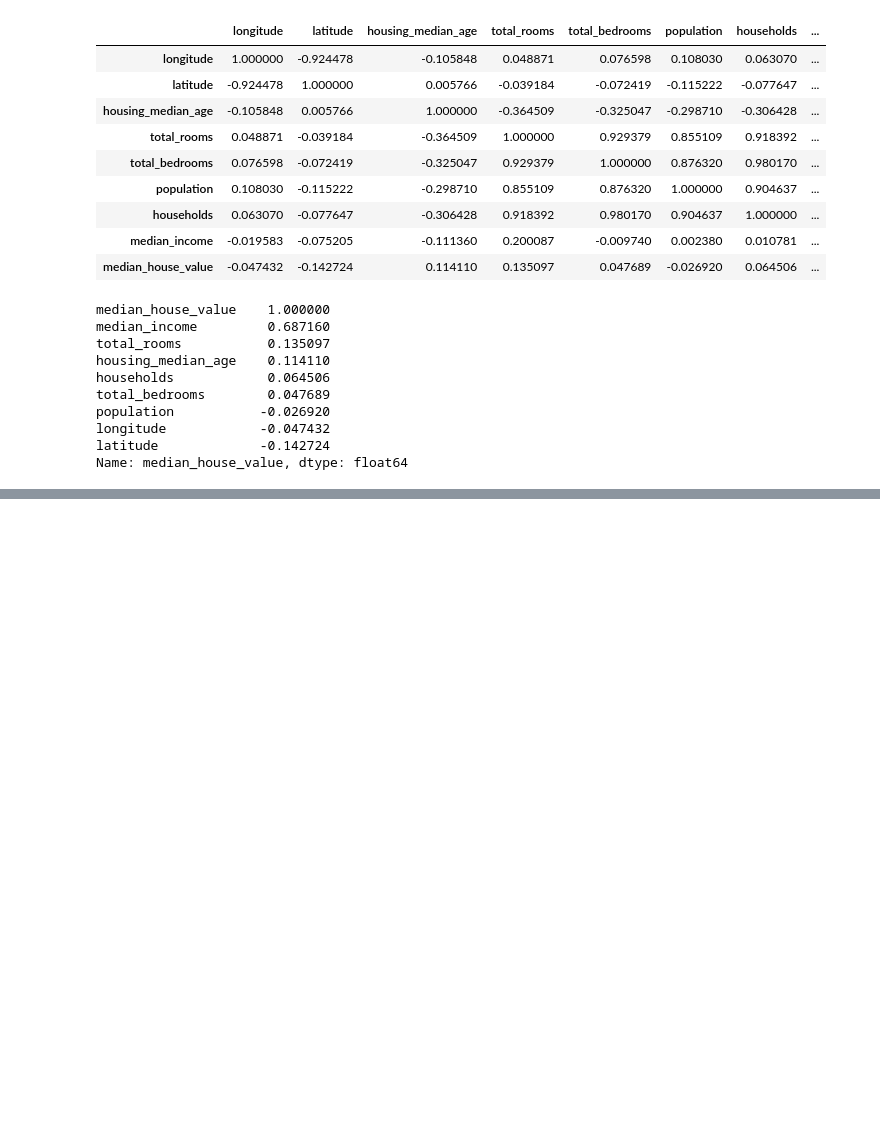
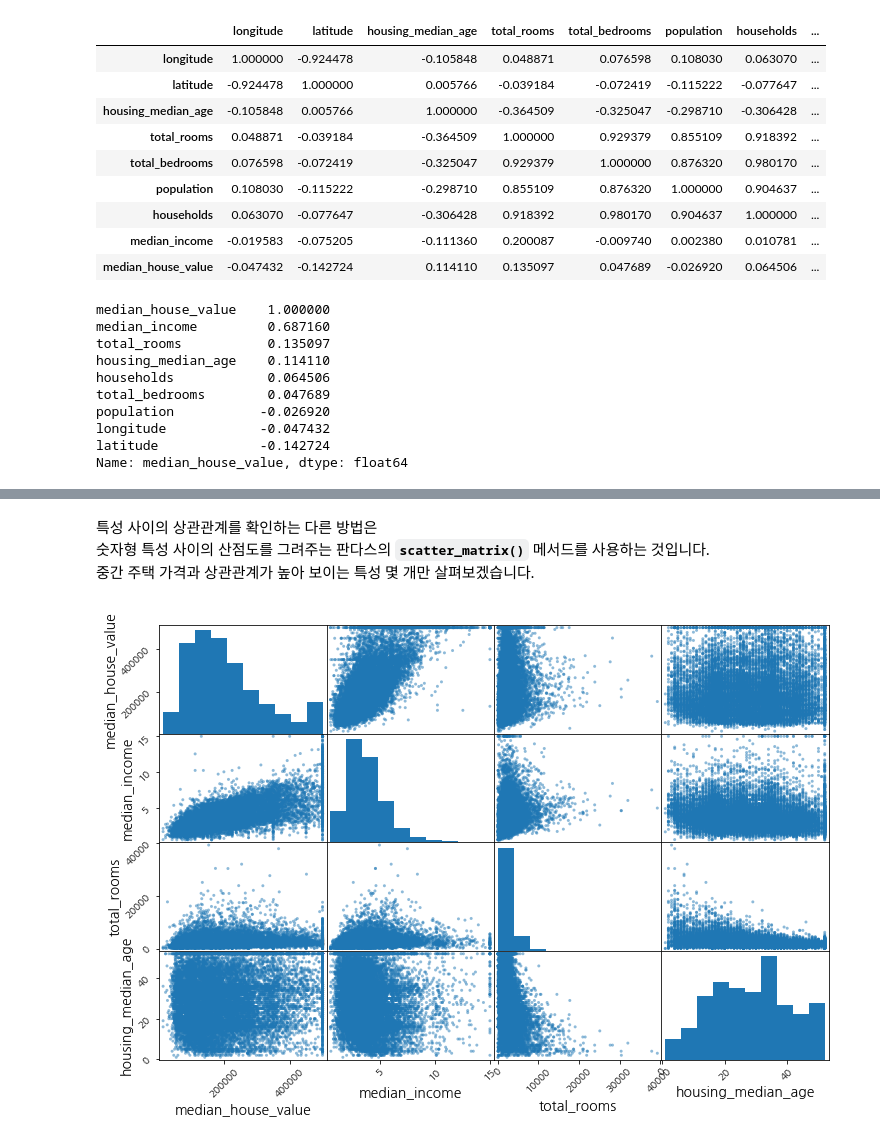
Before and after one commit to cloudallera/handson-ml, a Jupyter notebook: _mystudy/02_end_to_end_machine_learning_project.ipynb, the cells around one changed output, grey strips where cells are left out. Saved outputs shown, nothing was run; the diff lists cells and outputs as text; code cells hidden in the pictures; blank space fills up the shorter version.

```diff
--- a/_mystudy/02_end_to_end_machine_learning_project.ipynb
+++ b/_mystudy/02_end_to_end_machine_learning_project.ipynb
@@ -175,17 +170,17 @@ HOUSING_URL = DOWNLOAD_ROOT + "datasets/housing/housing.tgz"
 def fetch_housing_data(housing_url=HOUSING_URL, housing_path=HOUSING_PATH):
     if not os.path.isdir(housing_path):
         os.makedirs(housing_path)
-    tgz_path = os.path.join(housing_path, "housing.tgz")
-    urllib.request.urlretrieve(housing_url, tgz_path)
-    housing_tgz = tarfile.open(tgz_path)
+    tgz_file = os.path.join(housing_path, "housing.tgz")
+    urllib.request.urlretrieve(housing_url, tgz_file)
+    housing_tgz = tarfile.open(tgz_file)
     housing_tgz.extractall(path=housing_path)
     housing_tgz.close()
     # print("housing data fetching complete!!!")
 
 # 하우스 데이터 읽어 들이는 함수
 def load_housing_data(housing_path=HOUSING_PATH):
-    csv_path = os.path.join(housing_path, "housing.csv")
-    return pd.read_csv(csv_path)
+    csv_file = os.path.join(housing_path, "housing.csv")
+    return pd.read_csv(csv_file)
 # %%
 # 기본 환경설정 및 함수들을 functions.py에 별도로 작성 후 import 하여 사용
 from functions import *    # 공통 함수들
@@ -509,0 +562,14 @@ Name: median_house_value, dtype: float64
+# %% [markdown]
+특성 사이의 상관관계를 확인하는 다른 방법은 <br>
+숫자형 특성 사이의 산점도를 그려주는 판다스의 **`scatter_matrix()`** 메서드를 사용하는 것입니다.<br>
+중간 주택 가격과 상관관계가 높아 보이는 특성 몇 개만 살펴보겠습니다.
+# %%
+from pandas.plotting import scatter_matrix
+from pandas.plotting._tools import _set_ticks_props
+
+attributes = ["median_house_value", "median_income", "total_rooms", "housing_median_age"]
+axes = scatter_matrix(housing[attributes], figsize=(12, 8), diagonal="hist")    # diagonal은 "hist"(Histogram) 또는 "kde"(Kernel Density Estimation) 선택 가능
+_set_ticks_props(axes, xlabelsize=10, xrot=45, ylabelsize=10, yrot=45)      # x축, y축 레이블 크기 및 기울기(rotation) 지정
+plt.show()
+# %% [output]
+[figure, added]
```
Also changed, not shown: parts of 49 cells of this notebook.
